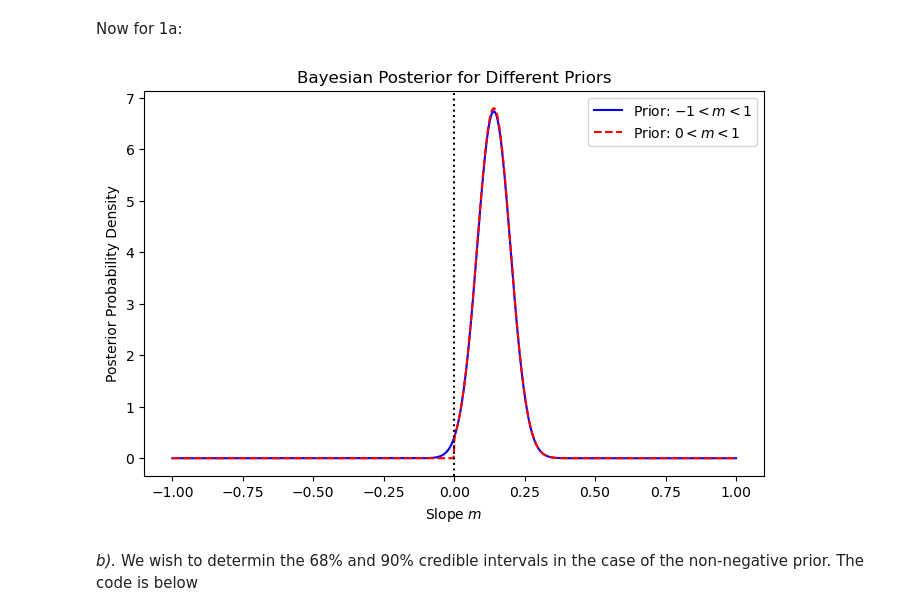
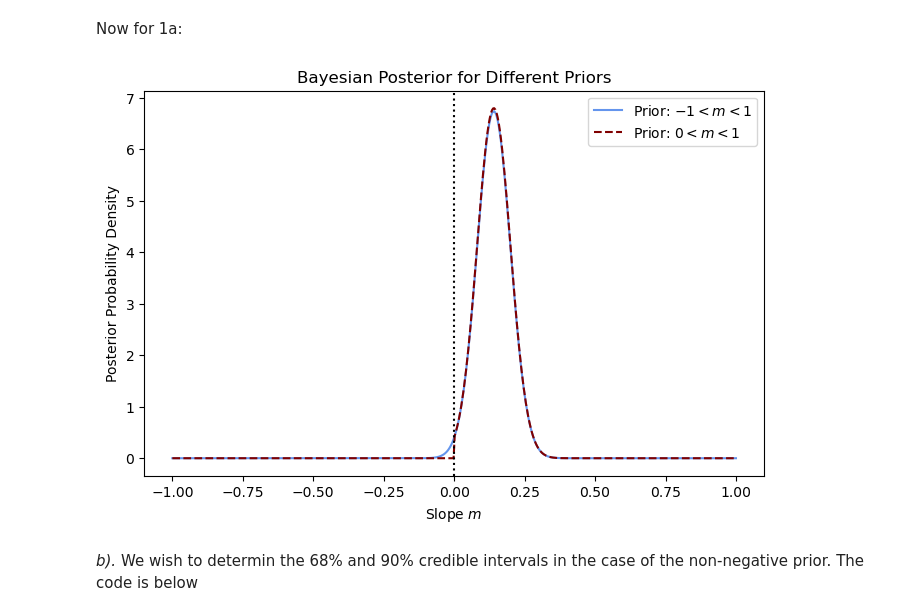
Before and after one commit to aidanwmw/PHYS403, a Jupyter notebook: homework/hw5.ipynb, the cells around one changed output. Cells and saved outputs as stored; diff of their text form; code cells hidden in the pictures.

```diff
--- a/homework/hw5.ipynb
+++ b/homework/hw5.ipynb
@@ -30,36 +30,36 @@ Now for 1a:
 # Define likelihood function
 def log_likelihood(m):
     model = m * x
     return -0.5 * np.sum(((y - model) / dy) ** 2)
 
 # Define priors
 def flat_prior(m, prior_type):
     if prior_type == "m > 0":
         return 1.0 if 0 < m < 1 else 0.0
     elif prior_type == "symmetric":
         return 1.0 if -1 < m < 1 else 0.0
 
 # Compute posterior
 m_values = np.linspace(-1, 1, 500)
 posterior_positive = np.array([np.exp(log_likelihood(m)) * flat_prior(m, "m > 0") for m in m_values])
 posterior_symmetric = np.array([np.exp(log_likelihood(m)) * flat_prior(m, "symmetric") for m in m_values])
 
 # Normalize the posterior
 posterior_positive /= np.trapezoid(posterior_positive, m_values)
 posterior_symmetric /= np.trapezoid(posterior_symmetric, m_values)
 
 # Plot the results
 plt.figure(figsize=(8, 5))
-plt.plot(m_values, posterior_symmetric, label=r'Prior: $-1 < m < 1$', color='blue')
-plt.plot(m_values, posterior_positive, label=r'Prior: $0 < m < 1$', color='red', linestyle='dashed')
+plt.plot(m_values, posterior_symmetric, label=r'Prior: $-1 < m < 1$', color='cornflowerblue')
+plt.plot(m_values, posterior_positive, label=r'Prior: $0 < m < 1$', color='maroon', linestyle='dashed')
 plt.axvline(0, color='black', linestyle='dotted')
 plt.xlabel('Slope $m$')
 plt.ylabel('Posterior Probability Density')
 plt.legend()
 plt.title("Bayesian Posterior for Different Priors")
 plt.show()
 # %% [output]
-[figure, old version]
+[figure, new version]
 # %% [markdown]
 *b).* We wish to determin the 68% and 90% credible intervals in the case of the non-negative prior. The code is below
 # %%
```
Also changed, not shown: parts of 3 cells of this notebook.
